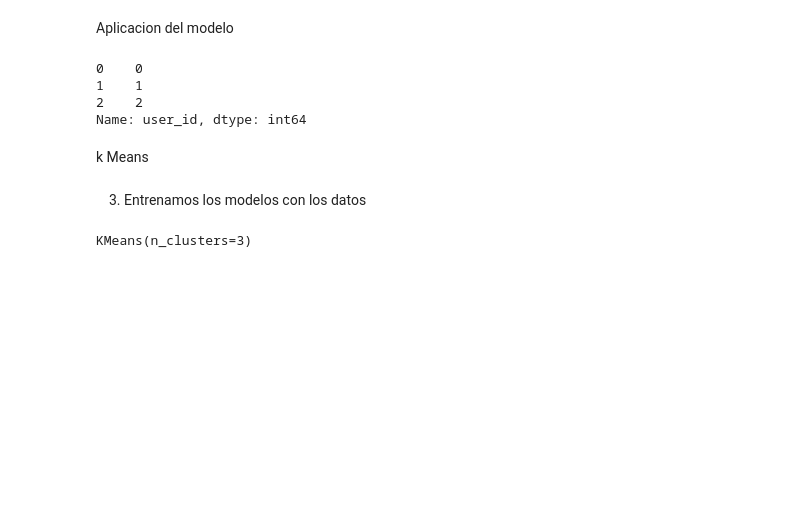
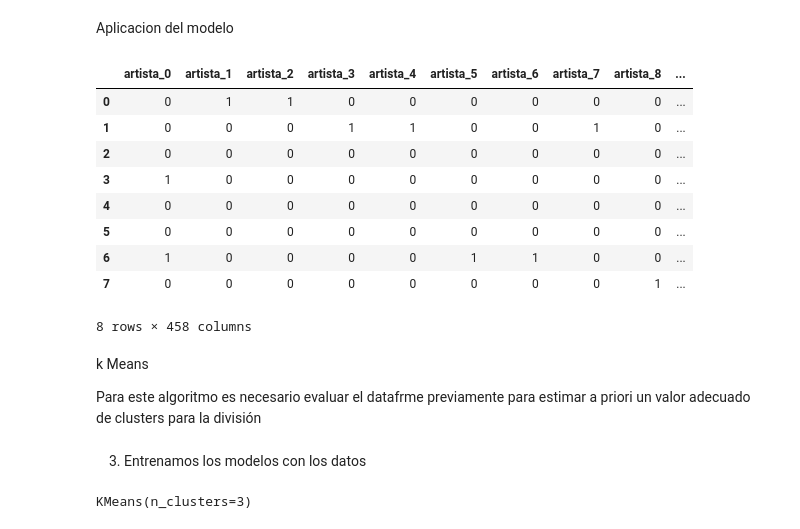
Before and after one commit to guillelencina/Trabajo_final_seminario, a Jupyter notebook: red_spotify.ipynb, the cells around one changed output. Cells and saved outputs as stored; diff of their text form; code cells hidden in the pictures; blank space fills up the shorter version.

```diff
--- a/red_spotify.ipynb
+++ b/red_spotify.ipynb
@@ -274,12 +282,3 @@ Aplicacion del modelo
 # %%
 X=df4.iloc[:,1:]
 y=df4.iloc[:,0]
-# %%
-y
-# %% [output]
-0    0
-1    1
-2    2
-Name: user_id, dtype: int64
-# %% [markdown]
-k Means
@@ -291,0 +285,17 @@ kmeans_1 = KMeans(n_clusters=3)
+# %%
+X
+# %% [output]
+|  | artista_0 | artista_1 | artista_2 | artista_3 | artista_4 | artista_5 | artista_6 | artista_7 | artista_8 | ... |
+| 0 | 0 | 1 | 1 | 0 | 0 | 0 | 0 | 0 | 0 | ... |
+| 1 | 0 | 0 | 0 | 1 | 1 | 0 | 0 | 1 | 0 | ... |
+| 2 | 0 | 0 | 0 | 0 | 0 | 0 | 0 | 0 | 0 | ... |
+| 3 | 1 | 0 | 0 | 0 | 0 | 0 | 0 | 0 | 0 | ... |
+| 4 | 0 | 0 | 0 | 0 | 0 | 0 | 0 | 0 | 0 | ... |
+| 5 | 0 | 0 | 0 | 0 | 0 | 0 | 0 | 0 | 0 | ... |
+| 6 | 1 | 0 | 0 | 0 | 0 | 1 | 1 | 0 | 0 | ... |
+| 7 | 0 | 0 | 0 | 0 | 0 | 0 | 0 | 0 | 1 | ... |
+8 rows × 458 columns
+# %% [markdown]
+k Means
+
+Para este algoritmo es necesario evaluar el datafrme previamente para estimar a priori un valor adecuado de clusters para la división
```
Also changed, not shown: parts of 43 cells of this notebook.
